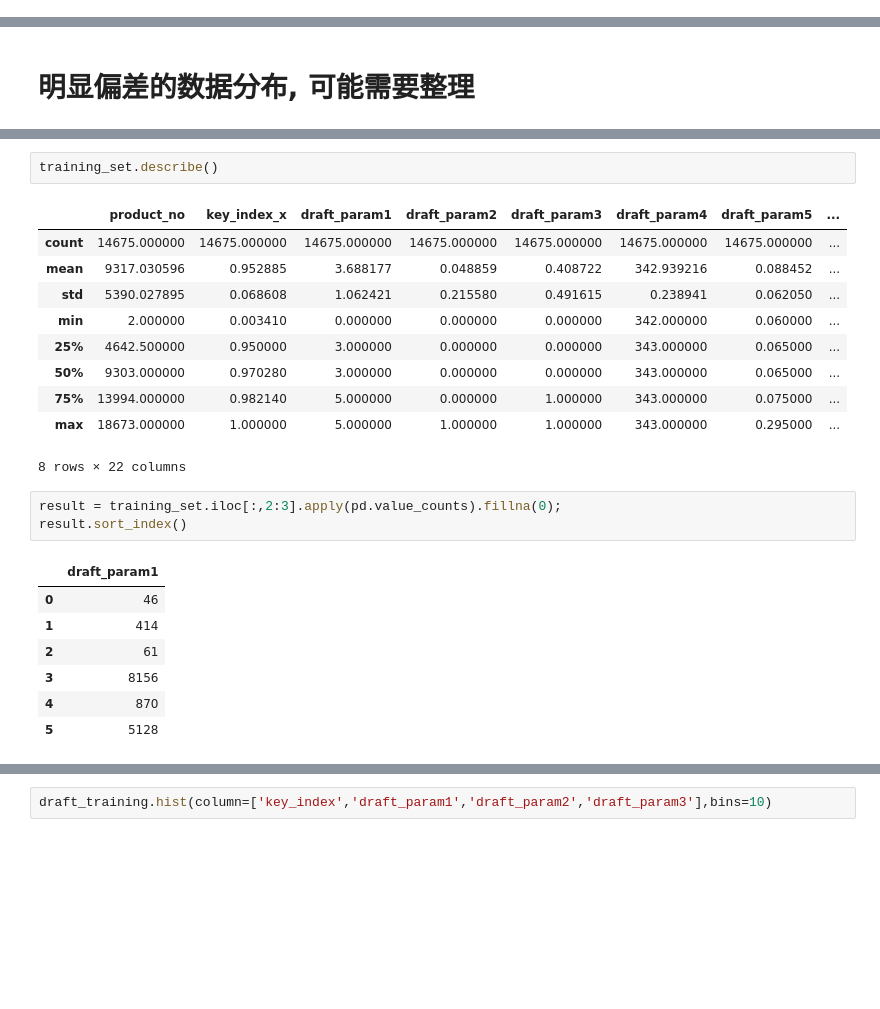
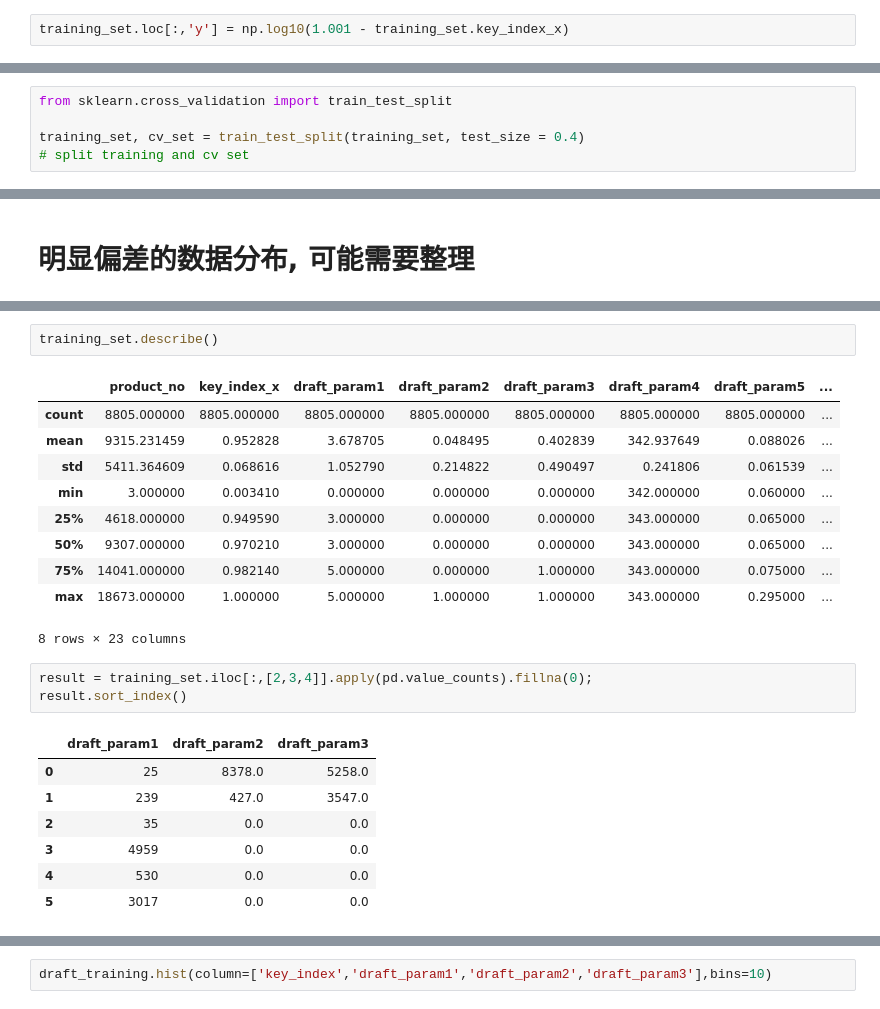
Before and after one commit to mofhu/tianchi-production-QC, a Jupyter notebook: read-csv.ipynb, the cells around one changed output, grey strips where cells are left out. Drawn from its saved outputs; the diff is of its cells as text; blank space fills up the shorter version.

```diff
--- a/read-csv.ipynb
+++ b/read-csv.ipynb
@@ -27,3 +31,5 @@ draft_test = pd.read_csv('test/zhongzhi_draft_data_test.csv')
 training_set = pd.merge(draft_training, param_training, on=['product_no'])
 
 test_set = pd.merge(draft_test, param_test, on=['product_no'])
+# %%
+training_set.loc[:,'y'] = np.log10(1.001 - training_set.key_index_x)
@@ -29,0 +38,5 @@ test_set = pd.merge(draft_test, param_test, on=['product_no'])
+# %%
+from sklearn.cross_validation import train_test_split
+
+training_set, cv_set = train_test_split(training_set, test_size = 0.4)
+# split training and cv set
@@ -38,23 +60,23 @@ array([[<matplotlib.axes._subplots.AxesSubplot object at 0x...>]], dtype=object)
 training_set.describe()
 # %% [output]
 |  | product_no | key_index_x | draft_param1 | draft_param2 | draft_param3 | draft_param4 | draft_param5 | ... |
-| count | 14675.000000 | 14675.000000 | 14675.000000 | 14675.000000 | 14675.000000 | 14675.000000 | 14675.000000 | ... |
-| mean | 9317.030596 | 0.952885 | 3.688177 | 0.048859 | 0.408722 | 342.939216 | 0.088452 | ... |
-| std | 5390.027895 | 0.068608 | 1.062421 | 0.215580 | 0.491615 | 0.238941 | 0.062050 | ... |
-| min | 2.000000 | 0.003410 | 0.000000 | 0.000000 | 0.000000 | 342.000000 | 0.060000 | ... |
-| 25% | 4642.500000 | 0.950000 | 3.000000 | 0.000000 | 0.000000 | 343.000000 | 0.065000 | ... |
-| 50% | 9303.000000 | 0.970280 | 3.000000 | 0.000000 | 0.000000 | 343.000000 | 0.065000 | ... |
-| 75% | 13994.000000 | 0.982140 | 5.000000 | 0.000000 | 1.000000 | 343.000000 | 0.075000 | ... |
+| count | 8805.000000 | 8805.000000 | 8805.000000 | 8805.000000 | 8805.000000 | 8805.000000 | 8805.000000 | ... |
+| mean | 9315.231459 | 0.952828 | 3.678705 | 0.048495 | 0.402839 | 342.937649 | 0.088026 | ... |
+| std | 5411.364609 | 0.068616 | 1.052790 | 0.214822 | 0.490497 | 0.241806 | 0.061539 | ... |
+| min | 3.000000 | 0.003410 | 0.000000 | 0.000000 | 0.000000 | 342.000000 | 0.060000 | ... |
+| 25% | 4618.000000 | 0.949590 | 3.000000 | 0.000000 | 0.000000 | 343.000000 | 0.065000 | ... |
+| 50% | 9307.000000 | 0.970210 | 3.000000 | 0.000000 | 0.000000 | 343.000000 | 0.065000 | ... |
+| 75% | 14041.000000 | 0.982140 | 5.000000 | 0.000000 | 1.000000 | 343.000000 | 0.075000 | ... |
 | max | 18673.000000 | 1.000000 | 5.000000 | 1.000000 | 1.000000 | 343.000000 | 0.295000 | ... |
-8 rows × 22 columns
+8 rows × 23 columns
 # %%
-result = training_set.iloc[:,2:3].apply(pd.value_counts).fillna(0);
+result = training_set.iloc[:,[2,3,4]].apply(pd.value_counts).fillna(0);
 result.sort_index()
 # %% [output]
-|  | draft_param1 |
-| 0 | 46 |
-| 1 | 414 |
-| 2 | 61 |
-| 3 | 8156 |
-| 4 | 870 |
-| 5 | 5128 |
+|  | draft_param1 | draft_param2 | draft_param3 |
+| 0 | 25 | 8378.0 | 5258.0 |
+| 1 | 239 | 427.0 | 3547.0 |
+| 2 | 35 | 0.0 | 0.0 |
+| 3 | 4959 | 0.0 | 0.0 |
+| 4 | 530 | 0.0 | 0.0 |
+| 5 | 3017 | 0.0 | 0.0 |
```
Also changed, not shown: parts of 16 cells of this notebook, 14 other files.
